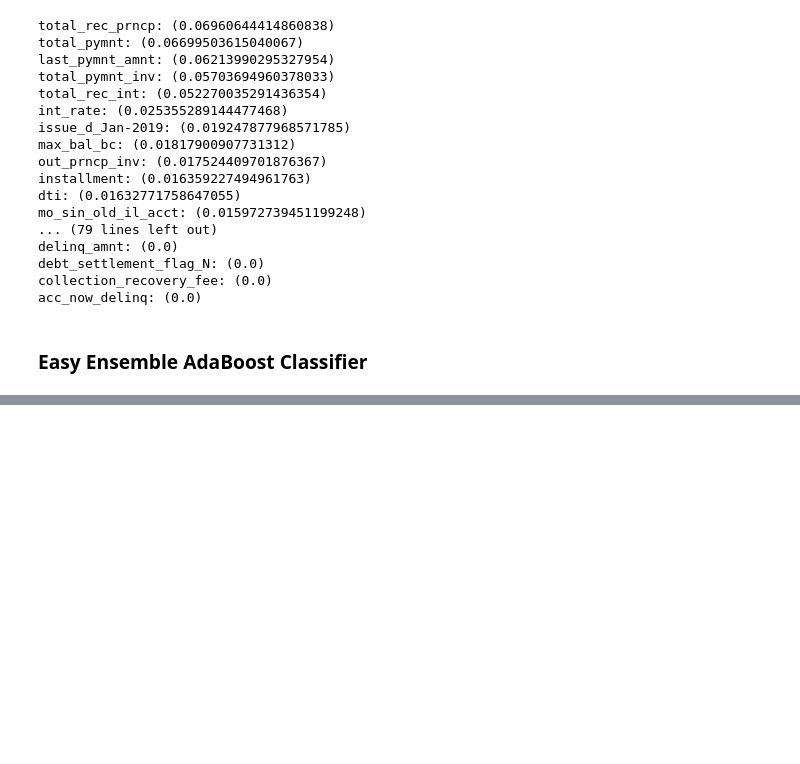
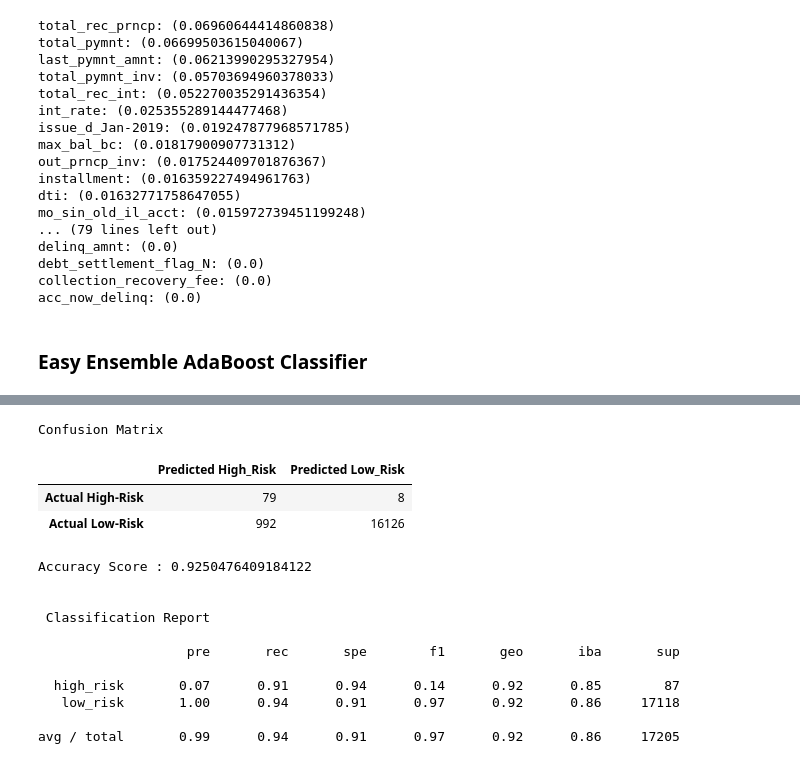
Before and after one commit to shantaljambotkar/17-Credit_Risk_Analysis, a Jupyter notebook: credit_risk_ensemble.ipynb, the cells around one changed output, grey strips where cells are left out. Saved outputs shown, nothing was run; the diff lists cells and outputs as text; code cells hidden in the pictures; blank space fills up the shorter version.

```diff
--- a/credit_risk_ensemble.ipynb
+++ b/credit_risk_ensemble.ipynb
@@ -283,0 +303,23 @@ print(classification_report_imbalanced(y_test, y_pred))
+# %%
+# Displaying results
+print("Confusion Matrix")
+display(cm_df)
+print(f"Accuracy Score : {acc_score}")
+print("\n \n Classification Report \n")
+print(classification_report_imbalanced(y_test, y_pred))
+# %% [output]
+Confusion Matrix
+|  | Predicted High_Risk | Predicted Low_Risk |
+| Actual High-Risk | 79 | 8 |
+| Actual Low-Risk | 992 | 16126 |
+Accuracy Score : 0.9250476409184122
+
+
+ Classification Report
+
+                   pre       rec       spe        f1       geo       iba       sup
+
+  high_risk       0.07      0.91      0.94      0.14      0.92      0.85        87
+   low_risk       1.00      0.94      0.91      0.97      0.92      0.86     17118
+
+avg / total       0.99      0.94      0.91      0.97      0.92      0.86     17205
```
Also changed, not shown: parts of 4 cells of this notebook, 1 other file.
